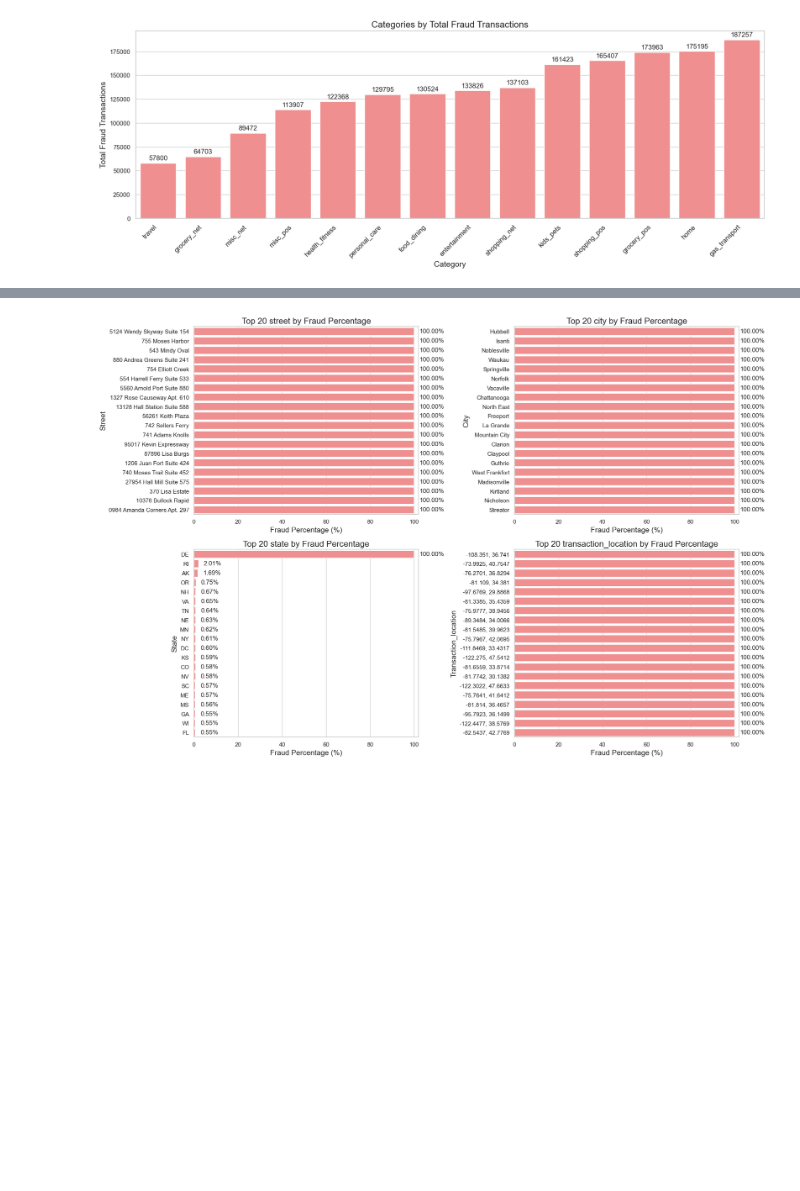
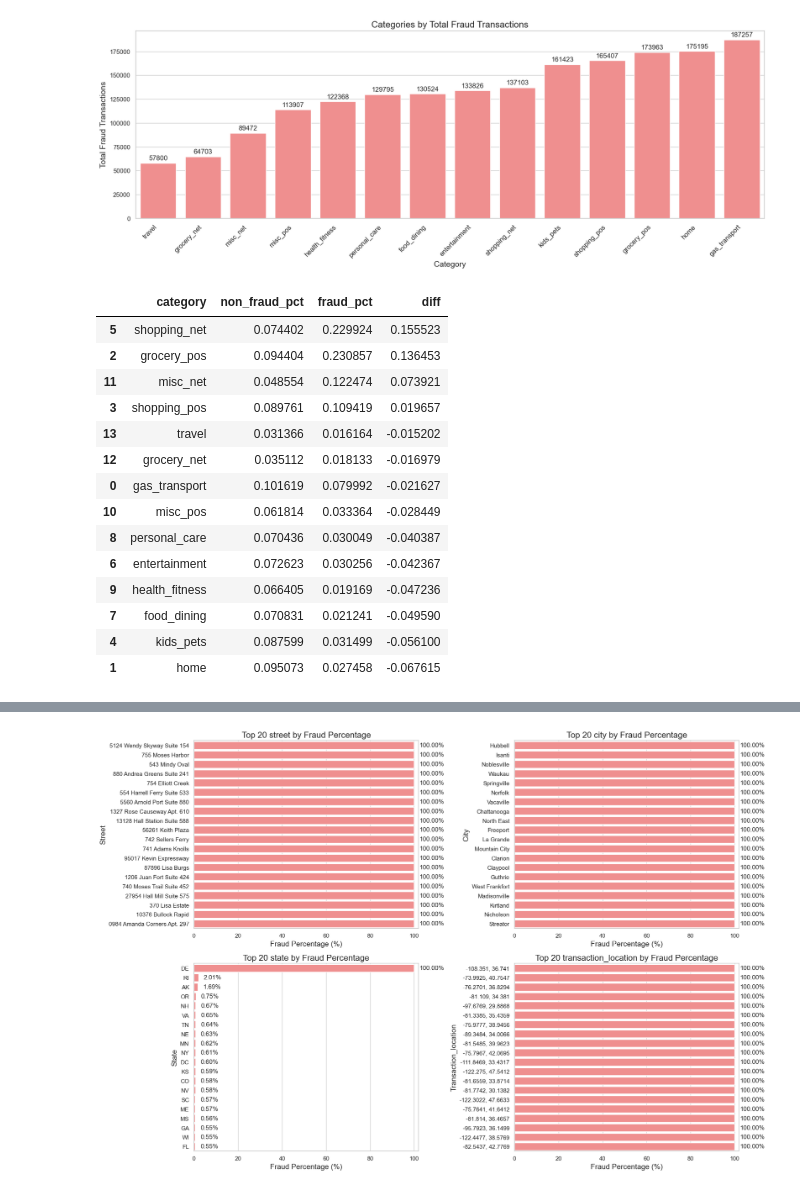
Before and after one commit to Youhorng/credit_card_fraud_prediction, a Jupyter notebook: notebooks/exploratory_data_analysis.ipynb, the cells around one changed output, grey strips where cells are left out. Saved outputs shown, nothing was run; the diff lists cells and outputs as text; code cells hidden in the pictures; blank space fills up the shorter version.

```diff
--- a/notebooks/exploratory_data_analysis.ipynb
+++ b/notebooks/exploratory_data_analysis.ipynb
@@ -582,3 +582,25 @@ plt.xticks(rotation=45, ha='right', fontsize=12)
 plt.show()
 # %% [output]
 [figure]
+# %%
+# Calculate the fraud risk by category
+non_fraud_cat = df[df["is_fraud"] == 0]["category"].value_counts(normalize=True).rename("non_fraud_pct").reset_index()
+fraud_cat = df[df["is_fraud"] == 1]["category"].value_counts(normalize=True).rename("fraud_pct").reset_index()
+fraud_risk = non_fraud_cat.merge(fraud_cat, on="category").assign(diff=lambda x: x["fraud_pct"] - x["non_fraud_pct"]).sort_values("diff", ascending=False)
+fraud_risk
+# %% [output]
+|  | category | non_fraud_pct | fraud_pct | diff |
+| 5 | shopping_net | 0.074402 | 0.229924 | 0.155523 |
+| 2 | grocery_pos | 0.094404 | 0.230857 | 0.136453 |
+| 11 | misc_net | 0.048554 | 0.122474 | 0.073921 |
+| 3 | shopping_pos | 0.089761 | 0.109419 | 0.019657 |
+| 13 | travel | 0.031366 | 0.016164 | -0.015202 |
+| 12 | grocery_net | 0.035112 | 0.018133 | -0.016979 |
+| 0 | gas_transport | 0.101619 | 0.079992 | -0.021627 |
+| 10 | misc_pos | 0.061814 | 0.033364 | -0.028449 |
+| 8 | personal_care | 0.070436 | 0.030049 | -0.040387 |
+| 6 | entertainment | 0.072623 | 0.030256 | -0.042367 |
+| 9 | health_fitness | 0.066405 | 0.019169 | -0.047236 |
+| 7 | food_dining | 0.070831 | 0.021241 | -0.049590 |
+| 4 | kids_pets | 0.087599 | 0.031499 | -0.056100 |
+| 1 | home | 0.095073 | 0.027458 | -0.067615 |
```
Also changed, not shown: parts of 20 cells of this notebook.
